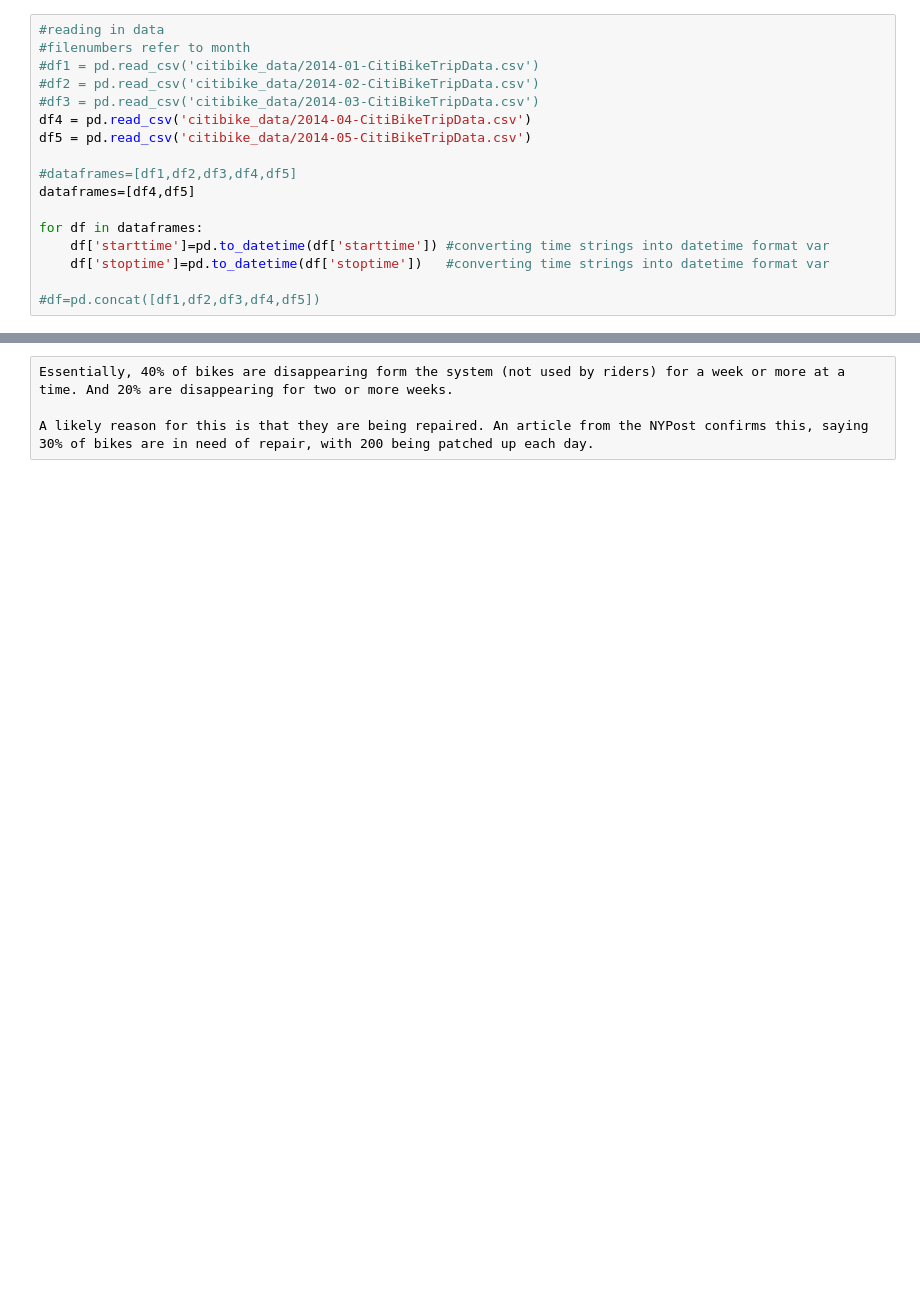
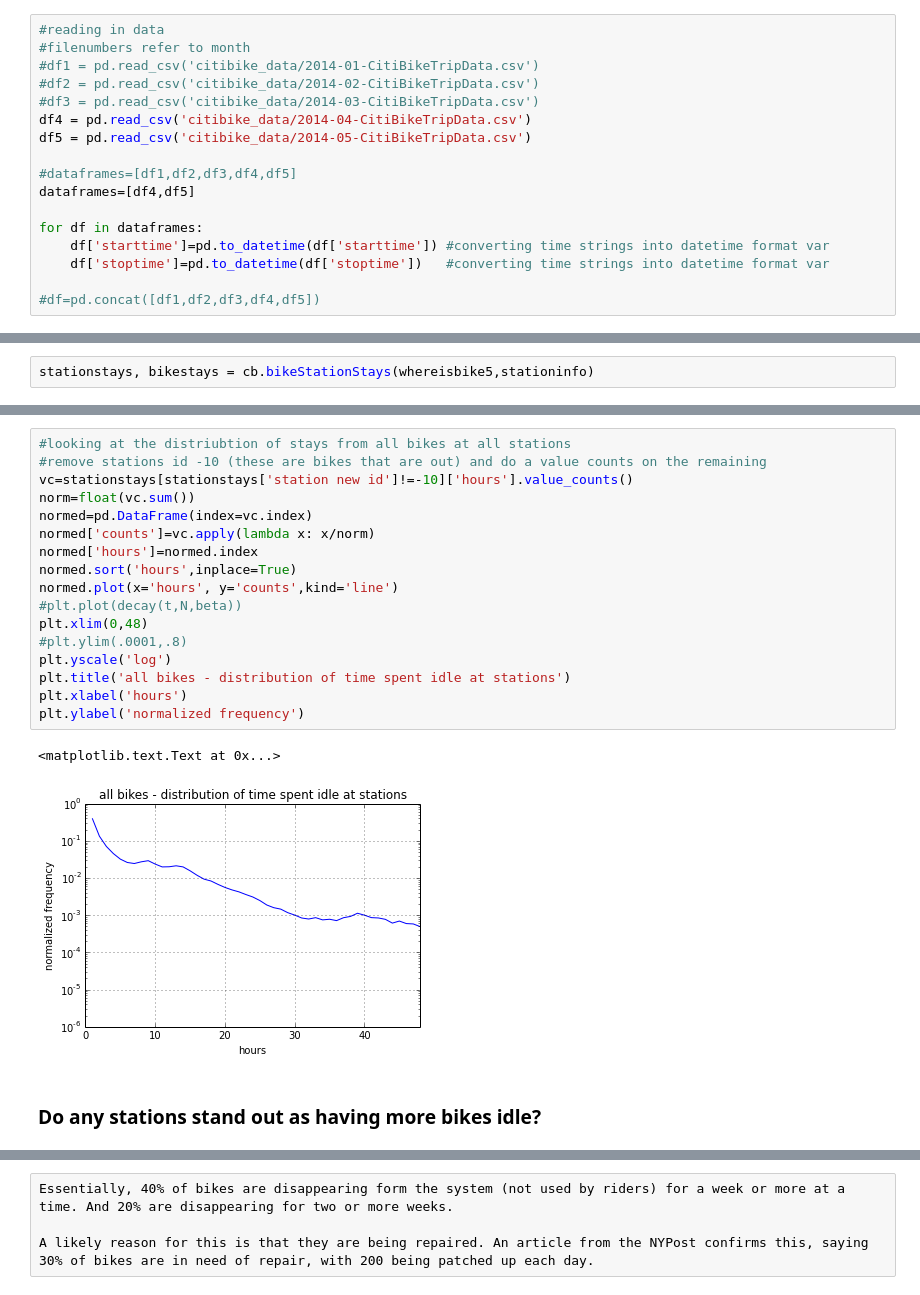
Before and after one commit to deenapatel/citibike, a Jupyter notebook: Citibike.ipynb, the cells around one changed output, grey strips where cells are left out. Drawn from its saved outputs; the diff is of its cells as text; blank space fills up the shorter version.

```diff
--- a/Citibike.ipynb
+++ b/Citibike.ipynb
@@ -220,0 +125,2 @@ for bikeid in bikedf.index.levels[0]:
+# %%
+stationstays, bikestays = cb.bikeStationStays(whereisbike5,stationinfo)
@@ -221,3 +142,25 @@ for bikeid in bikedf.index.levels[0]:
+# %%
+#looking at the distriubtion of stays from all bikes at all stations
+#remove stations id -10 (these are bikes that are out) and do a value counts on the remaining
+vc=stationstays[stationstays['station new id']!=-10]['hours'].value_counts()
+norm=float(vc.sum())
+normed=pd.DataFrame(index=vc.index)
+normed['counts']=vc.apply(lambda x: x/norm)
+normed['hours']=normed.index
+normed.sort('hours',inplace=True)
+normed.plot(x='hours', y='counts',kind='line')
+#plt.plot(decay(t,N,beta))
+plt.xlim(0,48)
+#plt.ylim(.0001,.8)
+plt.yscale('log')
+plt.title('all bikes - distribution of time spent idle at stations')
+plt.xlabel('hours')
+plt.ylabel('normalized frequency')
+# %% [output]
+<matplotlib.text.Text at 0x...>
+[figure, added]
+# %% [markdown]
+### Do any stations stand out as having more bikes idle?
 # %%
 #looking at stations, plot gives a visualization of number and length of bike stays
 #each dot is one stay, the x axis is all the stations in the system
```
Also changed, not shown: parts of 42 cells of this notebook, 1 other file.
